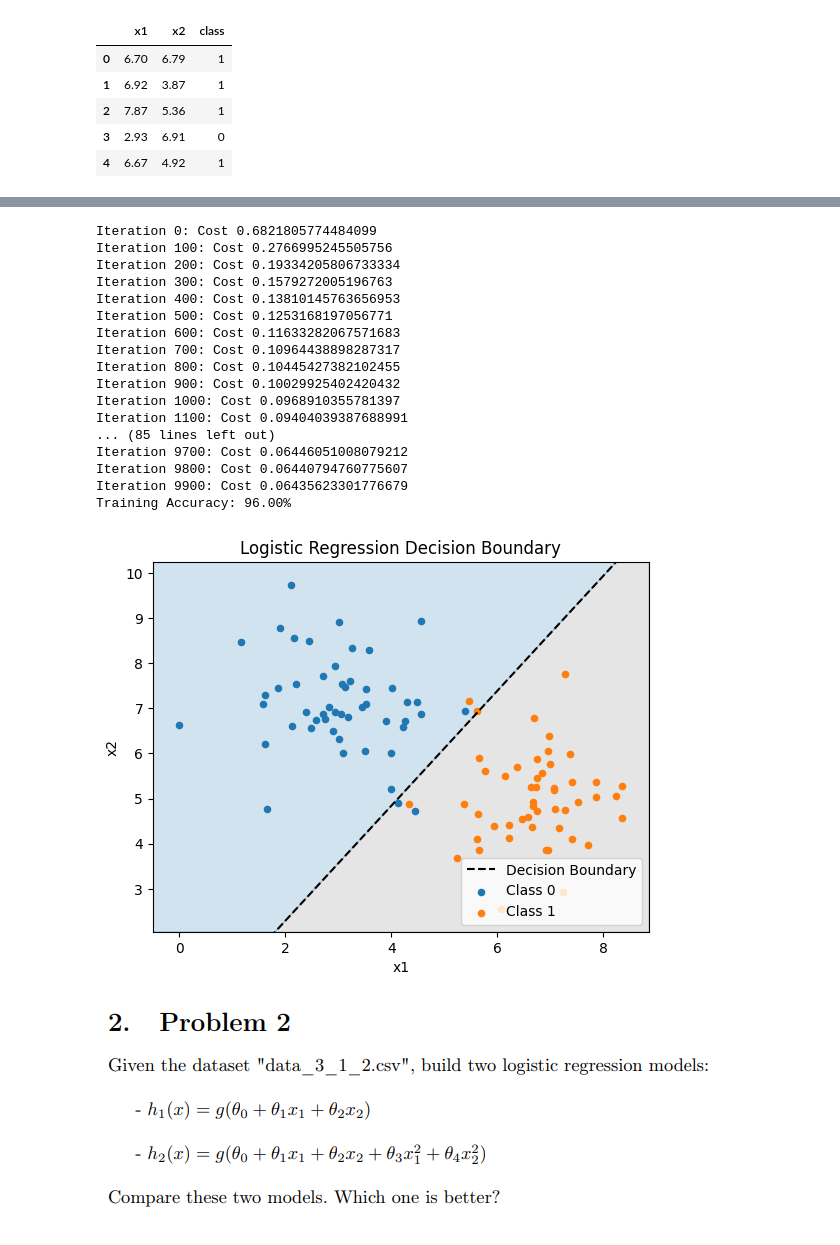
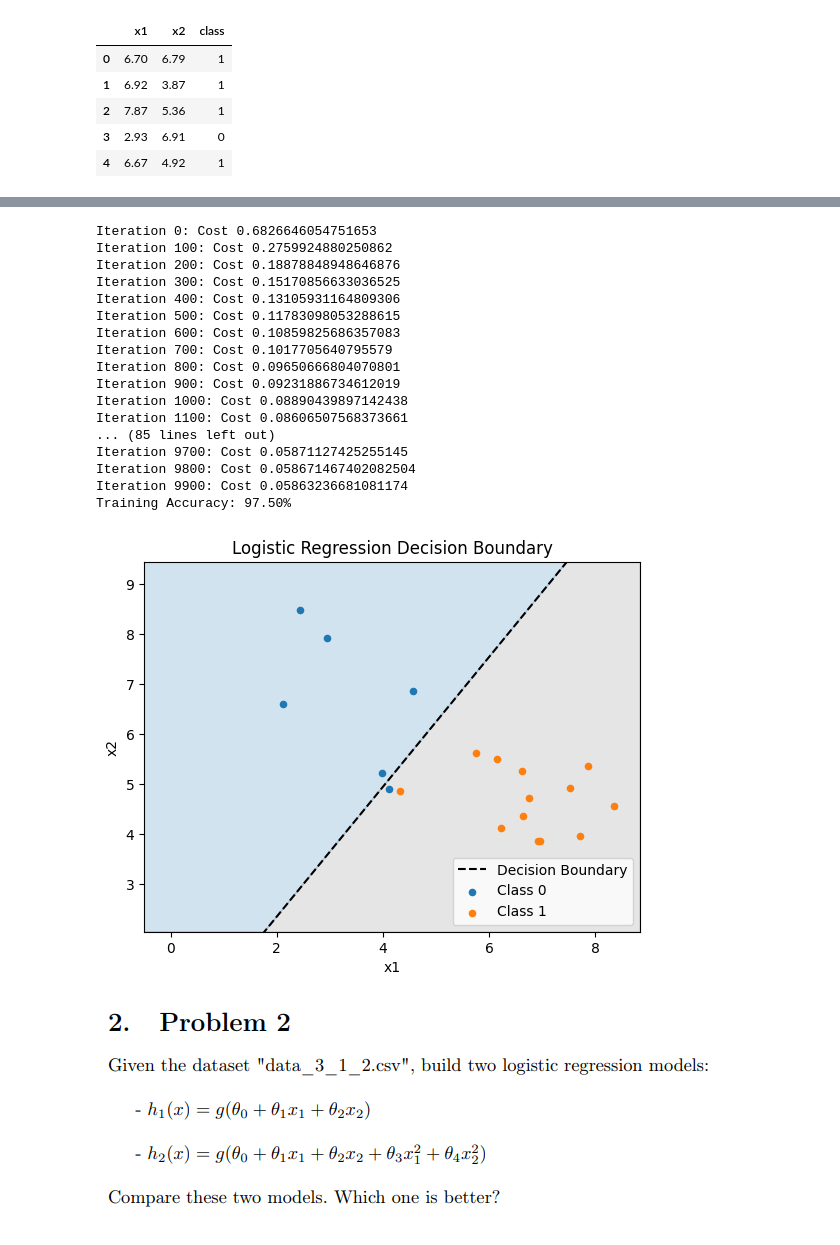
Before and after one commit to i-eat-tea/IML, a Jupyter notebook: TP3_group1/Logistic_Regrssion.ipynb, the cells around one changed output, grey strips where cells are left out. Drawn from its saved outputs; the diff is of its cells as text; code cells hidden in the pictures.

```diff
--- a/TP3_group1/Logistic_Regrssion.ipynb
+++ b/TP3_group1/Logistic_Regrssion.ipynb
@@ -26,8 +26,10 @@ df.head()
 | 3 | 2.93 | 6.91 | 0 |
 | 4 | 6.67 | 4.92 | 1 |
 # %%
-X_train = df[['x1', 'x2']].values
-y_train = df['class'].values
+X_train = df[['x1', 'x2']].sample(frac=0.8, random_state=42).values
+X_test = df[['x1', 'x2']].drop(df.sample(frac=0.8, random_state=42).index).values
+y_train = df['class'].sample(frac=0.8, random_state=42).values
+y_test = df['class'].drop(df.sample(frac=0.8, random_state=42).index).values
 m, n = X_train.shape
 print(f"Number of training examples: {m}")
 # %% [output]
@@ -138,48 +140,48 @@ predictions = predict(X_train, final_w, final_b)
 accuracy = np.mean(predictions == y_train) * 100
 print(f"Training Accuracy: {accuracy:.2f}%")
 # %% [output]
-Iteration 0: Cost 0.6821805774484099
-Iteration 100: Cost 0.2766995245505756
-Iteration 200: Cost 0.19334205806733334
-Iteration 300: Cost 0.1579272005196763
-Iteration 400: Cost 0.13810145763656953
-Iteration 500: Cost 0.1253168197056771
-Iteration 600: Cost 0.11633282067571683
-Iteration 700: Cost 0.10964438898287317
-Iteration 800: Cost 0.10445427382102455
-Iteration 900: Cost 0.10029925402420432
-Iteration 1000: Cost 0.0968910355781397
-Iteration 1100: Cost 0.09404039387688991
+Iteration 0: Cost 0.6826646054751653
+Iteration 100: Cost 0.2759924880250862
+Iteration 200: Cost 0.18878848948646876
+Iteration 300: Cost 0.15170856633036525
+Iteration 400: Cost 0.13105931164809306
+Iteration 500: Cost 0.11783098053288615
+Iteration 600: Cost 0.10859825686357083
+Iteration 700: Cost 0.1017705640795579
+Iteration 800: Cost 0.09650666804070801
+Iteration 900: Cost 0.09231886734612019
+Iteration 1000: Cost 0.08890439897142438
+Iteration 1100: Cost 0.08606507568373661
 ... (85 lines left out)
-Iteration 9700: Cost 0.06446051008079212
-Iteration 9800: Cost 0.06440794760775607
-Iteration 9900: Cost 0.06435623301776679
-Training Accuracy: 96.00%
+Iteration 9700: Cost 0.05871127425255145
+Iteration 9800: Cost 0.058671467402082504
+Iteration 9900: Cost 0.05863236681081174
+Training Accuracy: 97.50%
 # %%
 slope = -final_w[0] / final_w[1]
 intercept = -final_b / final_w[1]
 
 xmin, xmax = X_train[:, 0].min() - 0.5, X_train[:, 0].max() + 0.5
 ymin, ymax = X_train[:, 1].min() - 0.5, X_train[:, 1].max() + 0.5
 
 xd = np.array([xmin, xmax])
 yd = slope * xd + intercept
 
 plt.plot(xd, yd, 'k', ls='--', label='Decision Boundary')
 plt.fill_between(xd, yd, ymin, color='tab:gray', alpha=0.2)
 plt.fill_between(xd, yd, ymax,color='tab:blue', alpha=0.2)
 
-plt.scatter(X_train[y_train == 0, 0], X_train[y_train == 0, 1], c='tab:blue', label='Class 0', s = 20)
-plt.scatter(X_train[y_train == 1, 0], X_train[y_train == 1, 1], c='tab:orange', label='Class 1', s = 20)
+plt.scatter(X_test[y_test == 0, 0], X_test[y_test == 0, 1], c='tab:blue', label='Class 0', s = 20)
+plt.scatter(X_test[y_test == 1, 0], X_test[y_test == 1, 1], c='tab:orange', label='Class 1', s = 20)
 plt.xlabel('x1')
 plt.ylabel('x2')
 plt.title('Logistic Regression Decision Boundary')
 plt.legend()
 plt.xlim(xmin, xmax)
 plt.ylim(ymin, ymax)
 plt.show()
 # %% [output]
-[figure, old version]
+[figure, new version]
 # %% [markdown]
 ![image.png](attachment:image.png)
 # %%
```
Also changed, not shown: parts of 18 cells of this notebook.
